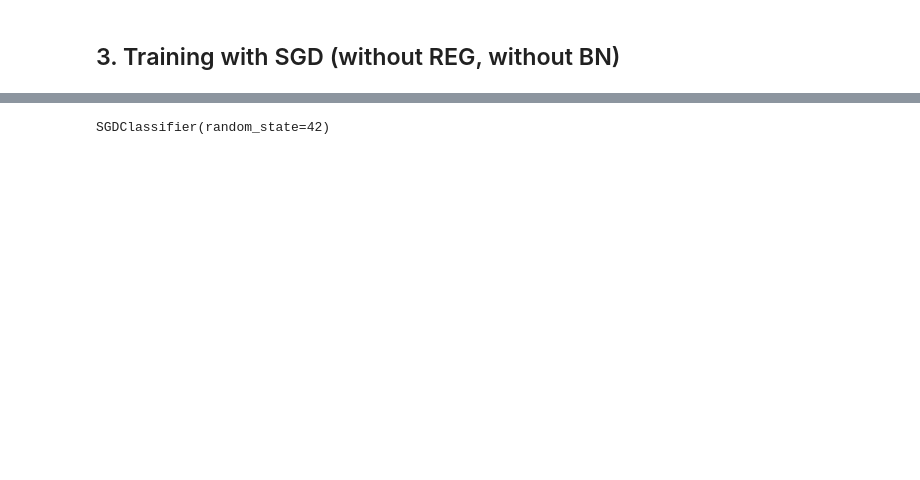
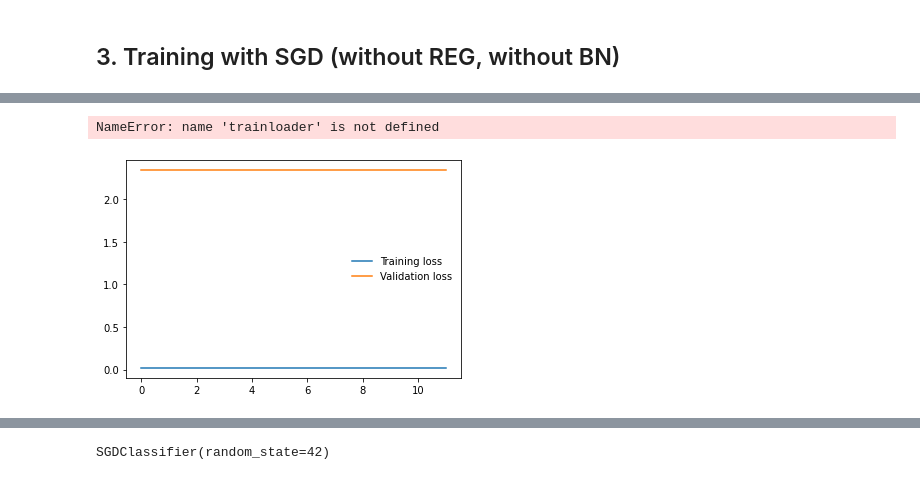
Before and after one commit to FiratSaritas/neural-network-for-image-classification, a Jupyter notebook: Mini-Challenge_1.ipynb, the cells around one changed output, grey strips where cells are left out. Saved outputs shown, nothing was run; the diff lists cells and outputs as text; code cells hidden in the pictures; blank space fills up the shorter version.

```diff
--- a/Mini-Challenge_1.ipynb
+++ b/Mini-Challenge_1.ipynb
@@ -161,0 +468,49 @@ fish
+# %%
+epochs = 1
+steps = 0
+running_loss = 0
+print_every = 10
+train_losses, test_losses = [], []
+for epoch in range(epochs):
+    for inputs, labels in trainloader:
+        steps += 1
+        inputs, labels = data[0].to(device), data[1].to(device)
+        optimizer.zero_grad()
+        logps = model.forward(inputs)
+        loss = criterion(logps, labels)
+        loss.backward()
+        optimizer.step()
+        running_loss += loss.item()
+
+        if steps % print_every == 0:
+            test_loss = 0
+            accuracy = 0
+            model.eval()
+            with torch.no_grad():
+                for inputs, labels in testloader:
+                    inputs, labels = data[0].to(device), data[1].to(device)
+                    logps = model.forward(inputs)
+                    batch_loss = criterion(logps, labels)
+                    test_loss += batch_loss.item()
+
+                    ps = torch.exp(logps)
+                    top_p, top_class = ps.topk(1, dim=1)
+                    equals = top_class == labels.view(*top_class.shape)
+                    accuracy += torch.mean(equals.type(torch.FloatTensor)).item()
+            train_losses.append(running_loss/len(trainloader))
+            test_losses.append(test_loss/len(testloader))
+            print(f"Epoch {epoch+1}/{epochs}.. "
+                  f"Train loss: {running_loss/print_every:.3f}.. "
+                  f"Test loss: {test_loss/len(testloader):.3f}.. "
+                  f"Test accuracy: {accuracy/len(testloader):.3f}")
+            running_loss = 0
+            model.train()
+# %% [output]
+NameError: name 'trainloader' is not defined
+# %%
+plt.plot(train_losses, label='Training loss')
+plt.plot(test_losses, label='Validation loss')
+plt.legend(frameon=False)
+plt.show()
+# %% [output]
+[figure, added]
```
Also changed, not shown: parts of 59 cells of this notebook.
